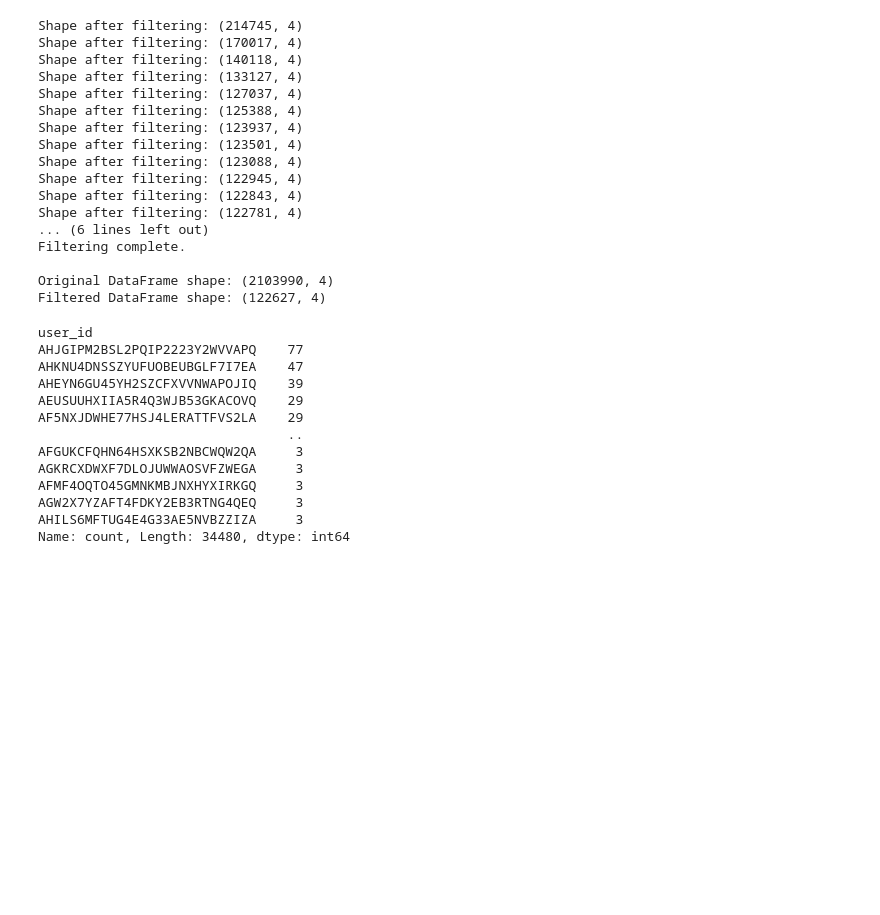
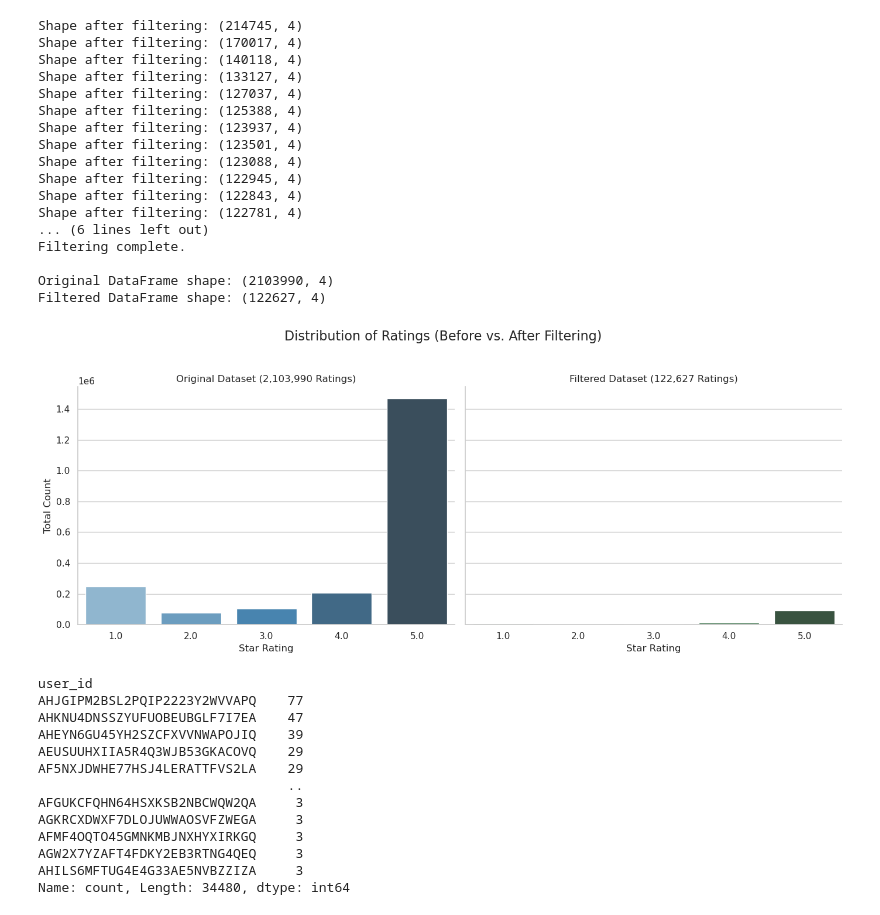
Before and after one commit to RMompati/cos781-2025-course-final-project-g5, a Jupyter notebook: cos781-A3-sub.ipynb, the cells around one changed output. Cells and saved outputs as stored; diff of their text form; code cells hidden in the pictures; blank space fills up the shorter version.

```diff
--- a/cos781-A3-sub.ipynb
+++ b/cos781-A3-sub.ipynb
@@ -158,6 +154,37 @@ Filtering complete.
 
 Original DataFrame shape: (2103990, 4)
 Filtered DataFrame shape: (122627, 4)
+# %%
+try:
+    df['rating'] = pd.to_numeric(df['rating'])
+    df_filtered['rating'] = pd.to_numeric(df_filtered['rating'])
+except Exception as e:
+    print(f"Error converting rating to numeric: {e}")
+
+
+fig, axes = plt.subplots(1, 2, figsize=(14, 6), sharey=True)
+fig.suptitle('Distribution of Ratings (Before vs. After Filtering)', fontsize=16)
+sns.set_style("whitegrid") # Set a clean style
+
+# 1. Plot for Original DataFrame
+sns.countplot(ax=axes[0], data=df, x='rating', order=[1.0, 2.0, 3.0, 4.0, 5.0], palette="Blues_d")
+axes[0].set_title(f'Original Dataset ({len(df):,} Ratings)')
+axes[0].set_xlabel('Star Rating')
+axes[0].set_ylabel('Total Count')
+
+# 2. Plot for Filtered DataFrame
+sns.countplot(ax=axes[1], data=df_filtered, x='rating', order=[1.0, 2.0, 3.0, 4.0, 5.0], palette="Greens_d")
+axes[1].set_title(f'Filtered Dataset ({len(df_filtered):,} Ratings)')
+axes[1].set_xlabel('Star Rating')
+axes[1].set_ylabel('')
+
+plt.tight_layout(rect=[0, 0.03, 1, 0.95])
+sns.despine()
+# plt.savefig('eda_rating_distribution.png')
+
+plt.show()
+# %% [output]
+[figure, added]
 # %%
 df_filtered['user_id'].value_counts()
 # %% [output]
```
Also changed, not shown: parts of 9 cells of this notebook.
